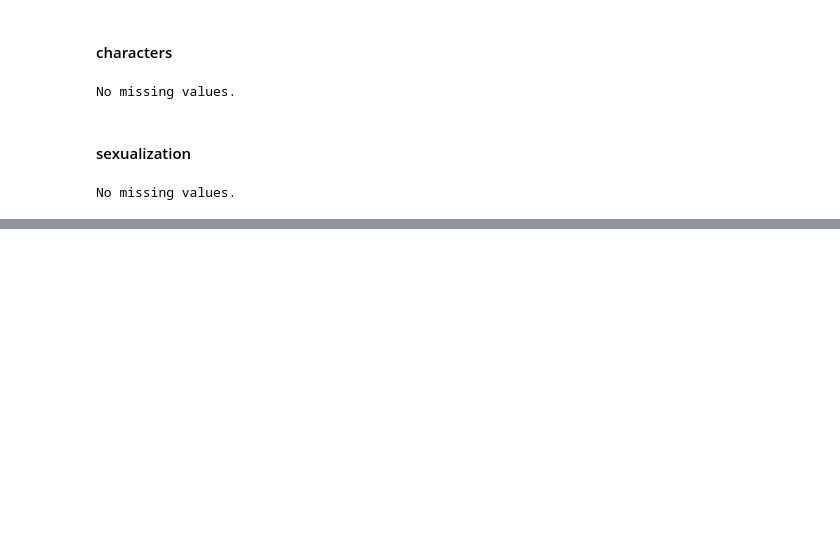
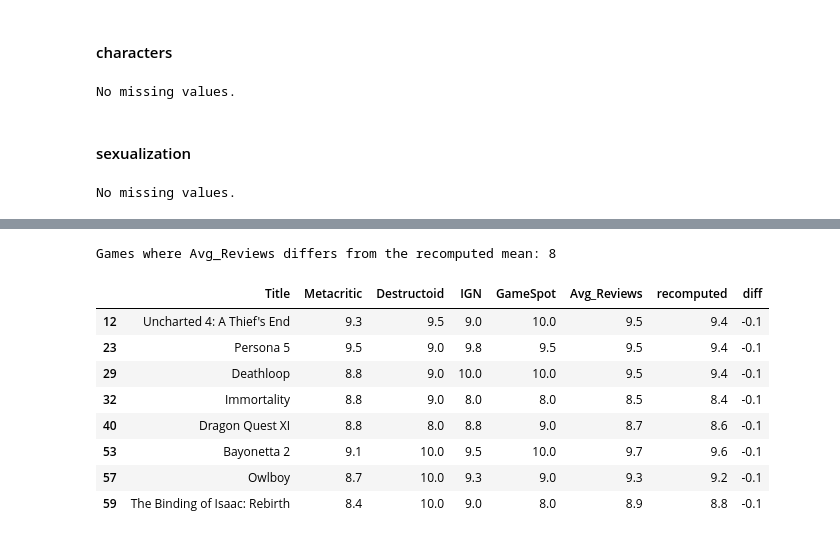
Before and after one commit to IA-P1-BCN/EDA_Manon, a Jupyter notebook: Gender Representation in Video Games.ipynb, the cells around one changed output, grey strips where cells are left out. Saved outputs shown, nothing was run; the diff lists cells and outputs as text; code cells hidden in the pictures; blank space fills up the shorter version.

```diff
--- a/Gender Representation in Video Games.ipynb
+++ b/Gender Representation in Video Games.ipynb
@@ -283,0 +350,27 @@ No missing values.
+# %%
+# First checking how Avg_Reviews was computed.
+
+scores = ["Metacritic ", "Destructoid", "IGN", "GameSpot"]   # note the trailing space in "Metacritic "
+recomputed = games[scores].mean(axis=1).round(1)
+print("Games where Avg_Reviews differs from the recomputed mean:",
+      (recomputed != games["Avg_Reviews"]).sum())
+# %% [output]
+Games where Avg_Reviews differs from the recomputed mean: 8
+# %%
+# checking the distribution of the differences
+
+diff = (recomputed - games["Avg_Reviews"]).round(2)
+mismatch = games.loc[diff != 0, ["Title"] + scores + ["Avg_Reviews"]].copy()
+mismatch["recomputed"] = recomputed[diff != 0]
+mismatch["diff"] = diff[diff != 0]
+display(mismatch)
+# %% [output]
+|  | Title | Metacritic | Destructoid | IGN | GameSpot | Avg_Reviews | recomputed | diff |
+| 12 | Uncharted 4: A Thief's End | 9.3 | 9.5 | 9.0 | 10.0 | 9.5 | 9.4 | -0.1 |
+| 23 | Persona 5 | 9.5 | 9.0 | 9.8 | 9.5 | 9.5 | 9.4 | -0.1 |
+| 29 | Deathloop | 8.8 | 9.0 | 10.0 | 10.0 | 9.5 | 9.4 | -0.1 |
+| 32 | Immortality | 8.8 | 9.0 | 8.0 | 8.0 | 8.5 | 8.4 | -0.1 |
+| 40 | Dragon Quest XI | 8.8 | 8.0 | 8.8 | 9.0 | 8.7 | 8.6 | -0.1 |
+| 53 | Bayonetta 2 | 9.1 | 10.0 | 9.5 | 10.0 | 9.7 | 9.6 | -0.1 |
+| 57 | Owlboy | 8.7 | 10.0 | 9.3 | 9.0 | 9.3 | 9.2 | -0.1 |
+| 59 | The Binding of Isaac: Rebirth | 8.4 | 10.0 | 9.0 | 8.0 | 8.9 | 8.8 | -0.1 |
```
Also changed, not shown: parts of 60 cells of this notebook.
